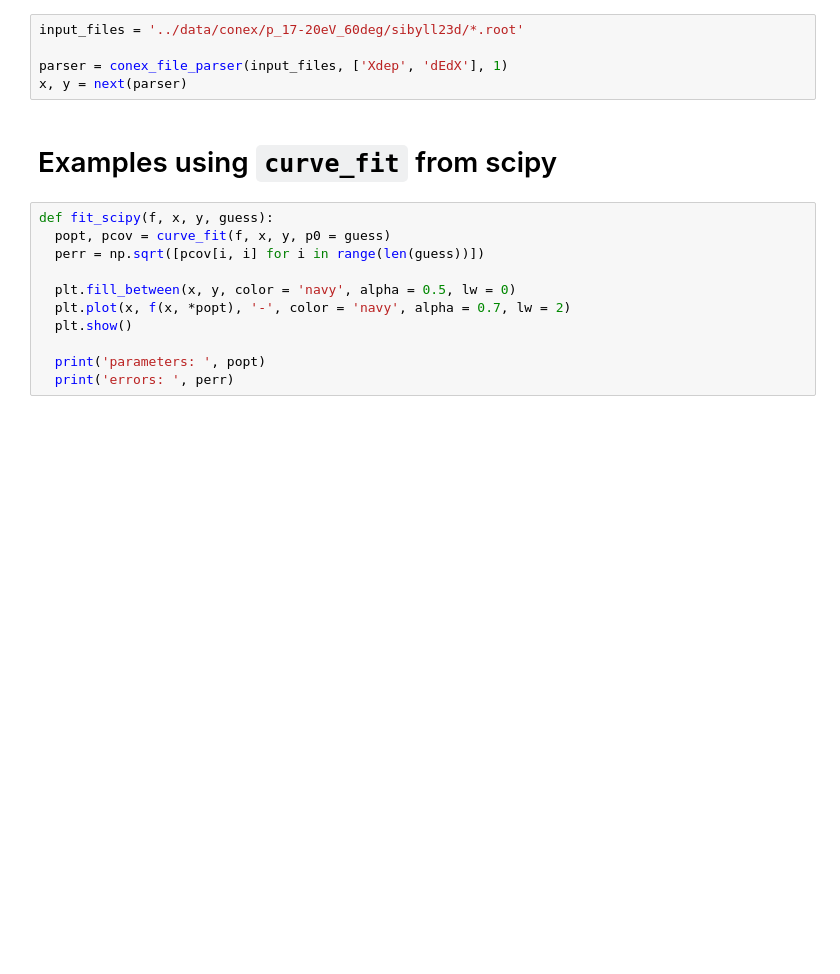
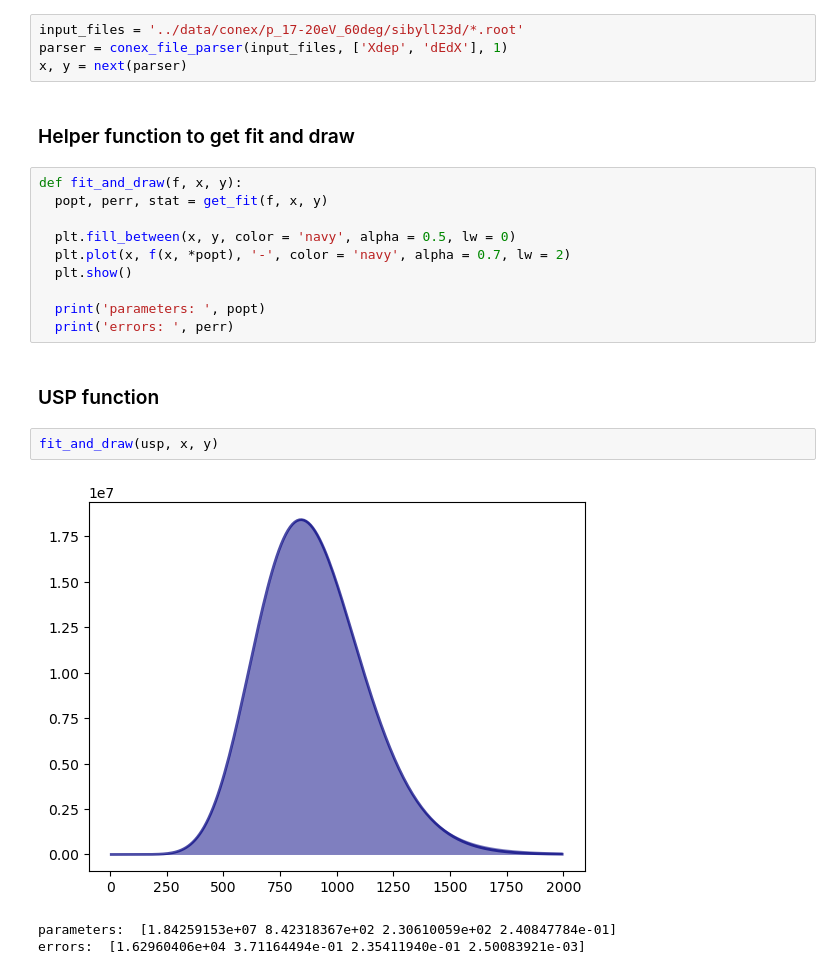
Before and after one commit to lbarbele/sigma-air, a Jupyter notebook: notebooks/1.0-test_fit_functions.ipynb, the cells around one changed output. Cells and saved outputs as stored; diff of their text form; blank space fills up the shorter version.

Commit message:
rewrite function tests using scipy only

````diff
--- a/notebooks/1.0-test_fit_functions.ipynb
+++ b/notebooks/1.0-test_fit_functions.ipynb
@@ -13,14 +14,12 @@ import numpy as np
 # %%
 input_files = '../data/conex/p_17-20eV_60deg/sibyll23d/*.root'
-
 parser = conex_file_parser(input_files, ['Xdep', 'dEdX'], 1)
 x, y = next(parser)
-# %% [markdown]
-# Examples using ```curve_fit``` from scipy
+# %% [markdown]
+### Helper function to get fit and draw
 # %%
-def fit_scipy(f, x, y, guess):
-  popt, pcov = curve_fit(f, x, y, p0 = guess)
-  perr = np.sqrt([pcov[i, i] for i in range(len(guess))])
+def fit_and_draw(f, x, y):
+  popt, perr, stat = get_fit(f, x, y)
 
   plt.fill_between(x, y, color = 'navy', alpha = 0.5, lw = 0)
   plt.plot(x, f(x, *popt), '-', color = 'navy', alpha = 0.7, lw = 2)
@@ -28,3 +27,11 @@ def fit_scipy(f, x, y, guess):
 
   print('parameters: ', popt)
   print('errors: ', perr)
+# %% [markdown]
+### USP function
+# %%
+fit_and_draw(usp, x, y)
+# %% [output]
+[figure, added]
+parameters:  [1.84259153e+07 8.42318367e+02 2.30610059e+02 2.40847784e-01]
+errors:  [1.62960406e+04 3.71164494e-01 2.35411940e-01 2.50083921e-03]
````
Also changed, not shown: parts of 9 cells of this notebook.
